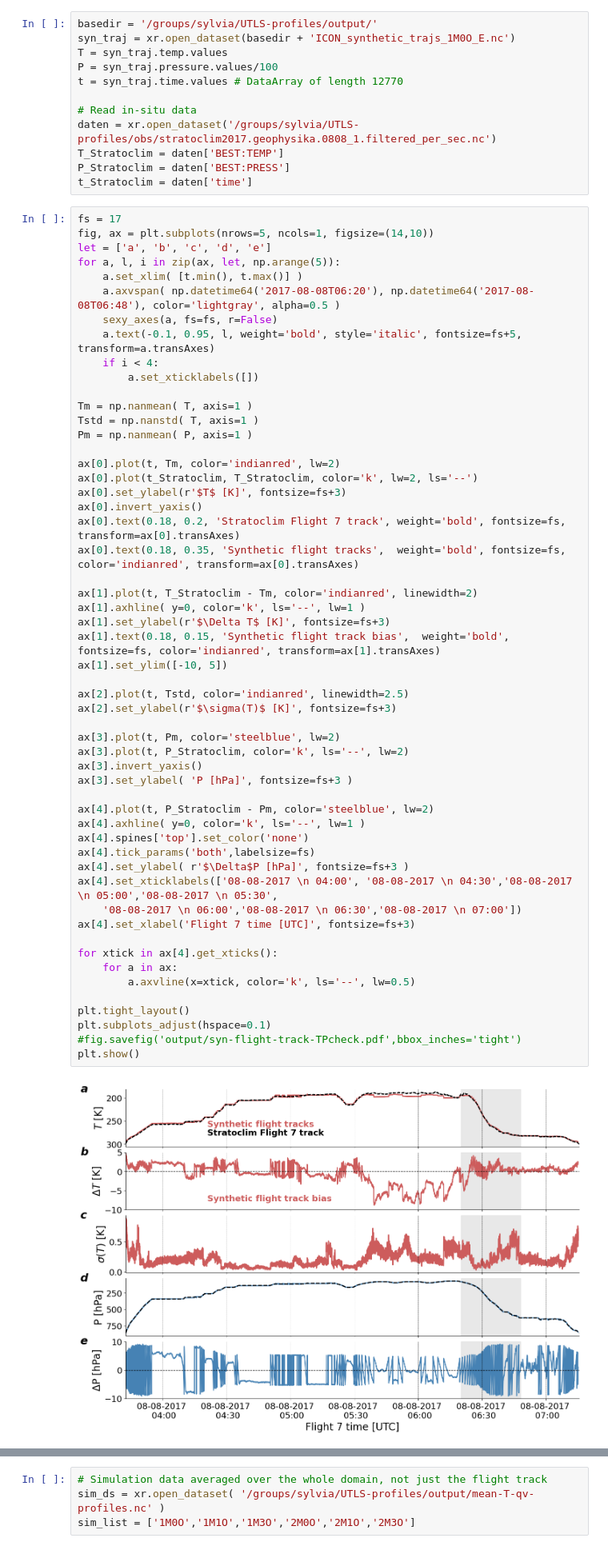
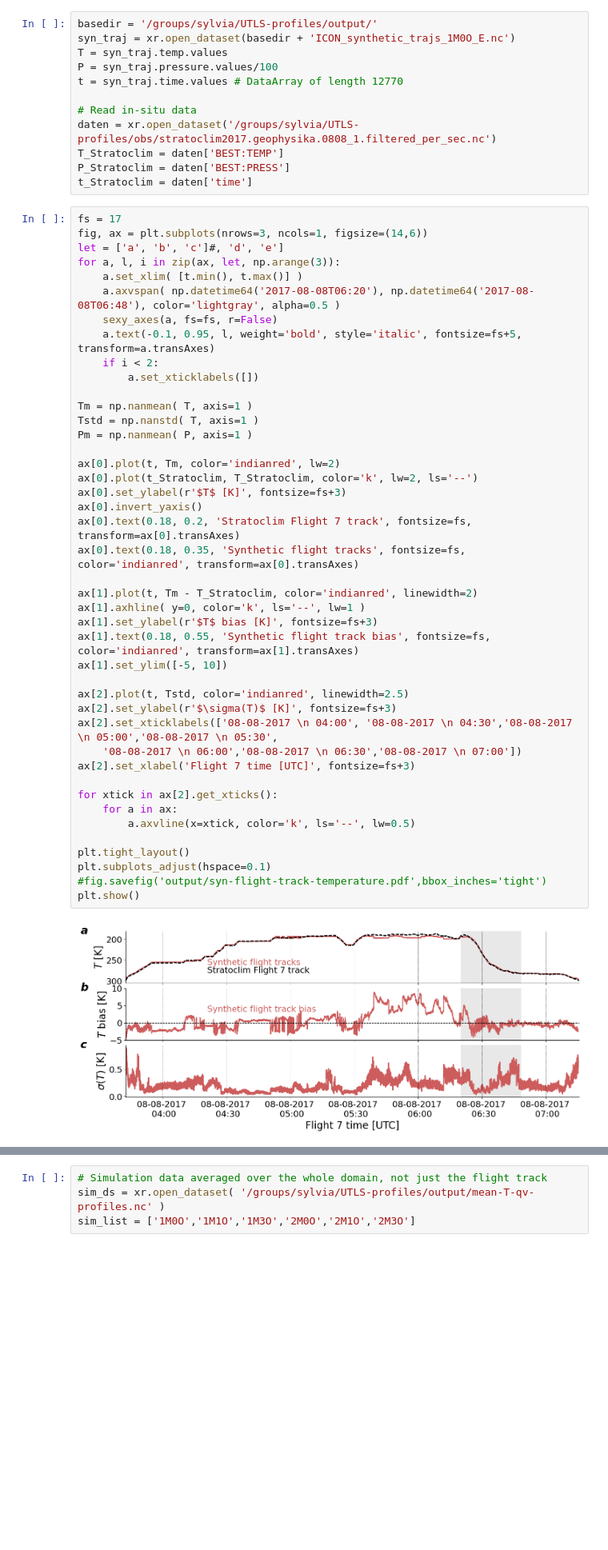
Before and after one commit to sylviasullivan/UTLS-profiles, a Jupyter notebook: Figures_article3.ipynb, the cells around one changed output, grey strips where cells are left out. Shown at 80% size. Drawn from its saved outputs; the diff is of its cells as text; blank space fills up the shorter version.

Commit message:
Rearranging figure panels early August + corrected statisticsDriver

```diff
--- a/Figures_article3.ipynb
+++ b/Figures_article3.ipynb
@@ -210,57 +210,46 @@ P_Stratoclim = daten['BEST:PRESS']
 t_Stratoclim = daten['time']
 # %%
 fs = 17
-fig, ax = plt.subplots(nrows=5, ncols=1, figsize=(14,10))
-let = ['a', 'b', 'c', 'd', 'e']
-for a, l, i in zip(ax, let, np.arange(5)):
+fig, ax = plt.subplots(nrows=3, ncols=1, figsize=(14,6))
+let = ['a', 'b', 'c']#, 'd', 'e']
+for a, l, i in zip(ax, let, np.arange(3)):
     a.set_xlim( [t.min(), t.max()] )
     a.axvspan( np.datetime64('2017-08-08T06:20'), np.datetime64('2017-08-08T06:48'), color='lightgray', alpha=0.5 )
     sexy_axes(a, fs=fs, r=False)
     a.text(-0.1, 0.95, l, weight='bold', style='italic', fontsize=fs+5, transform=a.transAxes)
-    if i < 4:
+    if i < 2:
         a.set_xticklabels([])
 
 Tm = np.nanmean( T, axis=1 )
 Tstd = np.nanstd( T, axis=1 )
 Pm = np.nanmean( P, axis=1 )
 
 ax[0].plot(t, Tm, color='indianred', lw=2)
 ax[0].plot(t_Stratoclim, T_Stratoclim, color='k', lw=2, ls='--')
 ax[0].set_ylabel(r'$T$ [K]', fontsize=fs+3)
 ax[0].invert_yaxis()
-ax[0].text(0.18, 0.2, 'Stratoclim Flight 7 track', weight='bold', fontsize=fs, transform=ax[0].transAxes)
-ax[0].text(0.18, 0.35, 'Synthetic flight tracks',  weight='bold', fontsize=fs, color='indianred', transform=ax[0].transAxes)
+ax[0].text(0.18, 0.2, 'Stratoclim Flight 7 track', fontsize=fs, transform=ax[0].transAxes)
+ax[0].text(0.18, 0.35, 'Synthetic flight tracks', fontsize=fs, color='indianred', transform=ax[0].transAxes)
 
-ax[1].plot(t, T_Stratoclim - Tm, color='indianred', linewidth=2)
+ax[1].plot(t, Tm - T_Stratoclim, color='indianred', linewidth=2)
 ax[1].axhline( y=0, color='k', ls='--', lw=1 )
-ax[1].set_ylabel(r'$\Delta T$ [K]', fontsize=fs+3)
-ax[1].text(0.18, 0.15, 'Synthetic flight track bias',  weight='bold', fontsize=fs, color='indianred', transform=ax[1].transAxes)
-ax[1].set_ylim([-10, 5])
+ax[1].set_ylabel(r'$T$ bias [K]', fontsize=fs+3)
+ax[1].text(0.18, 0.55, 'Synthetic flight track bias', fontsize=fs, color='indianred', transform=ax[1].transAxes)
+ax[1].set_ylim([-5, 10])
 
 ax[2].plot(t, Tstd, color='indianred', linewidth=2.5)
 ax[2].set_ylabel(r'$\sigma(T)$ [K]', fontsize=fs+3)
+ax[2].set_xticklabels(['08-08-2017 \n 04:00', '08-08-2017 \n 04:30','08-08-2017 \n 05:00','08-08-2017 \n 05:30',
+    '08-08-2017 \n 06:00','08-08-2017 \n 06:30','08-08-2017 \n 07:00'])
+ax[2].set_xlabel('Flight 7 time [UTC]', fontsize=fs+3)
 
-ax[3].plot(t, Pm, color='steelblue', lw=2)
-ax[3].plot(t, P_Stratoclim, color='k', ls='--', lw=2)
-ax[3].invert_yaxis()
-ax[3].set_ylabel( 'P [hPa]', fontsize=fs+3 )
-
-ax[4].plot(t, P_Stratoclim - Pm, color='steelblue', lw=2)
-ax[4].axhline( y=0, color='k', ls='--', lw=1 )
-ax[4].spines['top'].set_color('none')
-ax[4].tick_params('both',labelsize=fs)
-ax[4].set_ylabel( r'$\Delta$P [hPa]', fontsize=fs+3 )
-ax[4].set_xticklabels(['08-08-2017 \n 04:00', '08-08-2017 \n 04:30','08-08-2017 \n 05:00','08-08-2017 \n 05:30',
-    '08-08-2017 \n 06:00','08-08-2017 \n 06:30','08-08-2017 \n 07:00'])
-ax[4].set_xlabel('Flight 7 time [UTC]', fontsize=fs+3)
-
-for xtick in ax[4].get_xticks():
+for xtick in ax[2].get_xticks():
     for a in ax:
         a.axvline(x=xtick, color='k', ls='--', lw=0.5)
 
 plt.tight_layout()
 plt.subplots_adjust(hspace=0.1)
-#fig.savefig('output/syn-flight-track-TPcheck.pdf',bbox_inches='tight')
+#fig.savefig('output/syn-flight-track-temperature.pdf',bbox_inches='tight')
 plt.show()
 # %% [output]
-[figure, old version]
+[figure, new version]
```
Also changed, not shown: parts of 33 cells of this notebook, 6 other files.
